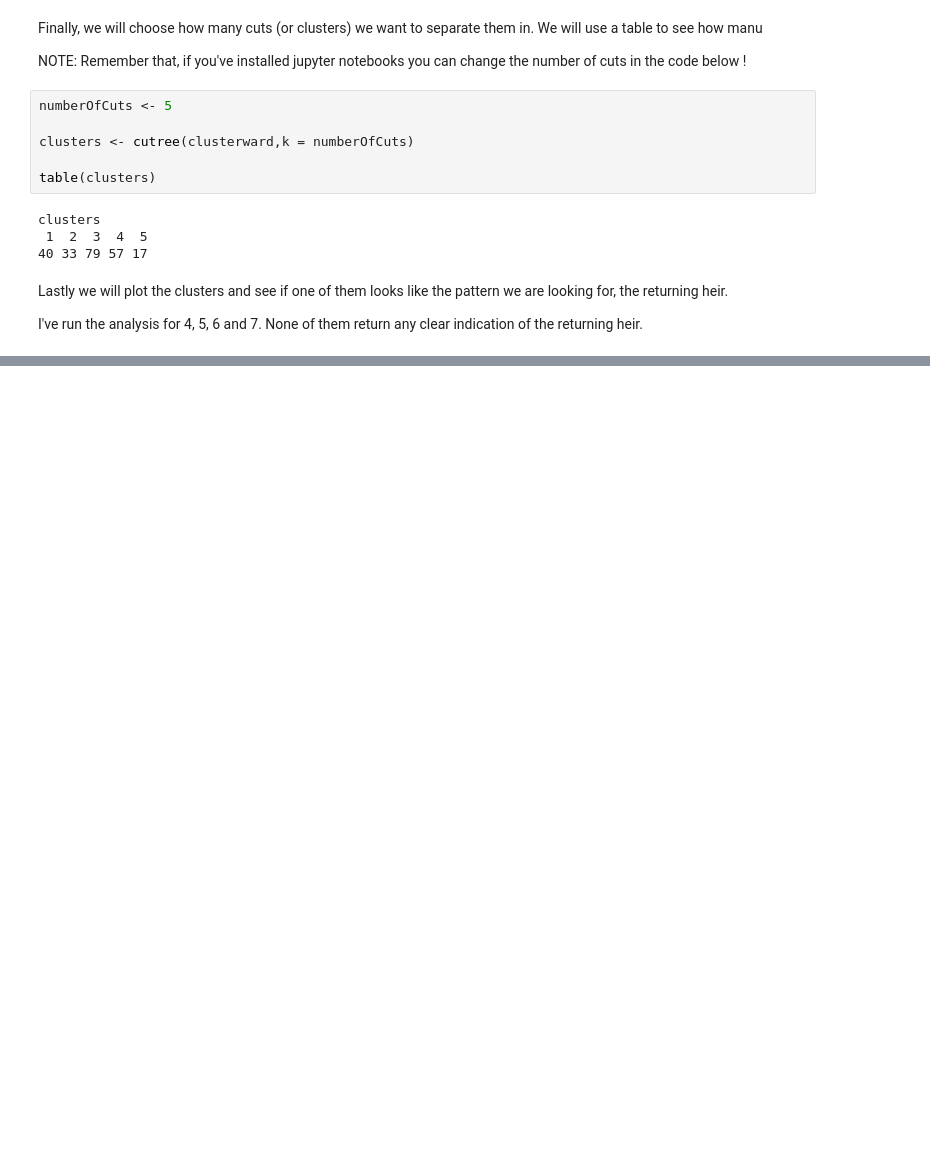
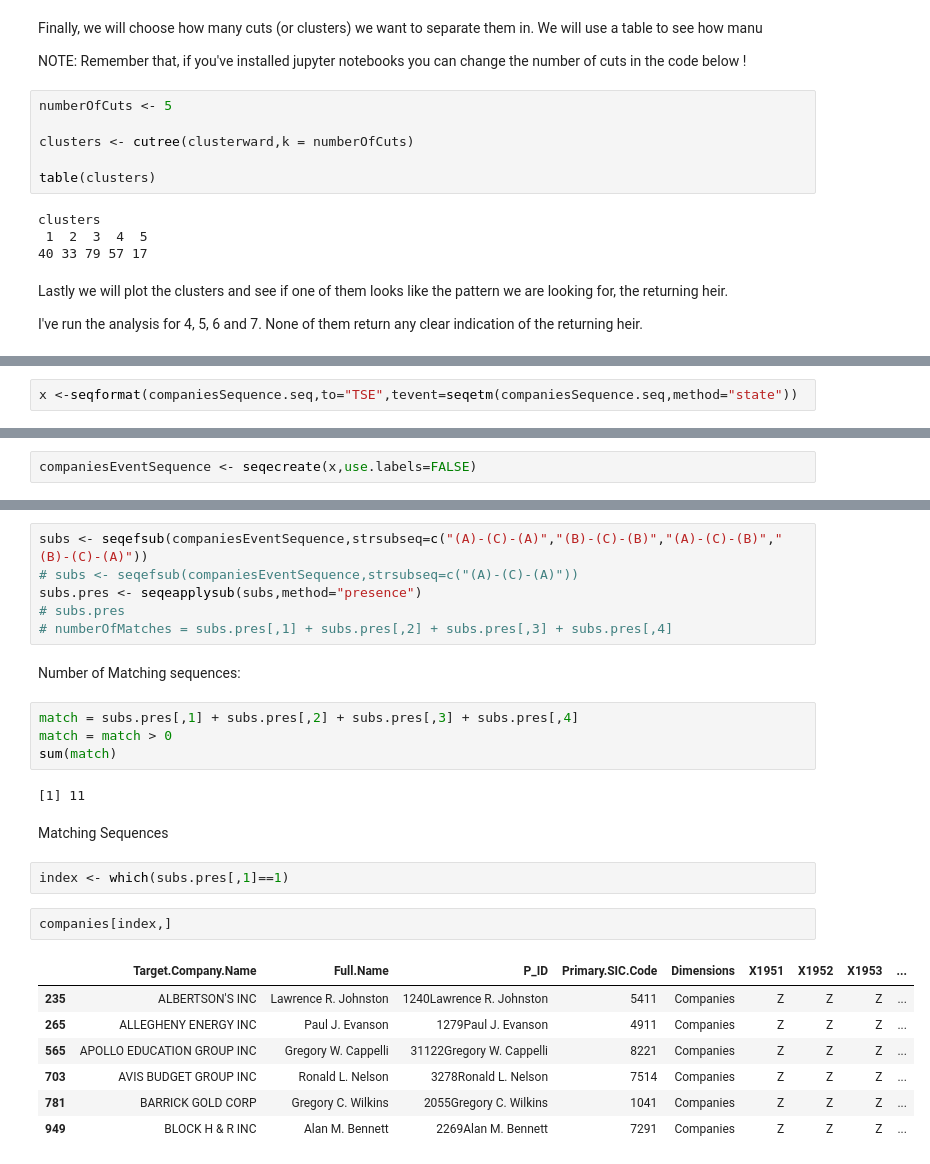
Before and after one commit to pedrobraz1990/RA_SequenceAnalysis, a Jupyter notebook: Sequence Analysis.ipynb, the cells around one changed output, grey strips where cells are left out. Cells and saved outputs as stored; diff of their text form; blank space fills up the shorter version.

```diff
--- a/Sequence Analysis.ipynb
+++ b/Sequence Analysis.ipynb
@@ -284,0 +304,2 @@ seqIplot(companiesSequence.seq,sortv="from.start",group=clusters,withlegend=TRUE
+# %%
+x <-seqformat(companiesSequence.seq,to="TSE",tevent=seqetm(companiesSequence.seq,method="state"))
@@ -284,0 +311,2 @@ seqIplot(companiesSequence.seq,sortv="from.start",group=clusters,withlegend=TRUE
+# %%
+companiesEventSequence <- seqecreate(x,use.labels=FALSE)
@@ -284,0 +315,28 @@ seqIplot(companiesSequence.seq,sortv="from.start",group=clusters,withlegend=TRUE
+# %%
+subs <- seqefsub(companiesEventSequence,strsubseq=c("(A)-(C)-(A)","(B)-(C)-(B)","(A)-(C)-(B)","(B)-(C)-(A)"))
+# subs <- seqefsub(companiesEventSequence,strsubseq=c("(A)-(C)-(A)"))
+subs.pres <- seqeapplysub(subs,method="presence")
+# subs.pres
+# numberOfMatches = subs.pres[,1] + subs.pres[,2] + subs.pres[,3] + subs.pres[,4]
+# %% [markdown]
+Number of Matching sequences:
+# %%
+match = subs.pres[,1] + subs.pres[,2] + subs.pres[,3] + subs.pres[,4]
+match = match > 0
+sum(match)
+# %% [output]
+[1] 11
+# %% [markdown]
+Matching Sequences
+# %%
+index <- which(subs.pres[,1]==1)
+# %%
+companies[index,]
+# %% [output]
+|  | Target.Company.Name | Full.Name | P_ID | Primary.SIC.Code | Dimensions | X1951 | X1952 | X1953 | ... |
+| 235 | ALBERTSON'S INC | Lawrence R. Johnston | 1240Lawrence R. Johnston | 5411 | Companies | Z | Z | Z | ... |
+| 265 | ALLEGHENY ENERGY INC | Paul J. Evanson | 1279Paul J. Evanson | 4911 | Companies | Z | Z | Z | ... |
+| 565 | APOLLO EDUCATION GROUP INC | Gregory W. Cappelli | 31122Gregory W. Cappelli | 8221 | Companies | Z | Z | Z | ... |
+| 703 | AVIS BUDGET GROUP INC | Ronald L. Nelson | 3278Ronald L. Nelson | 7514 | Companies | Z | Z | Z | ... |
+| 781 | BARRICK GOLD CORP | Gregory C. Wilkins | 2055Gregory C. Wilkins | 1041 | Companies | Z | Z | Z | ... |
+| 949 | BLOCK H & R INC | Alan M. Bennett | 2269Alan M. Bennett | 7291 | Companies | Z | Z | Z | ... |
```
Also changed, not shown: parts of 14 cells of this notebook.
